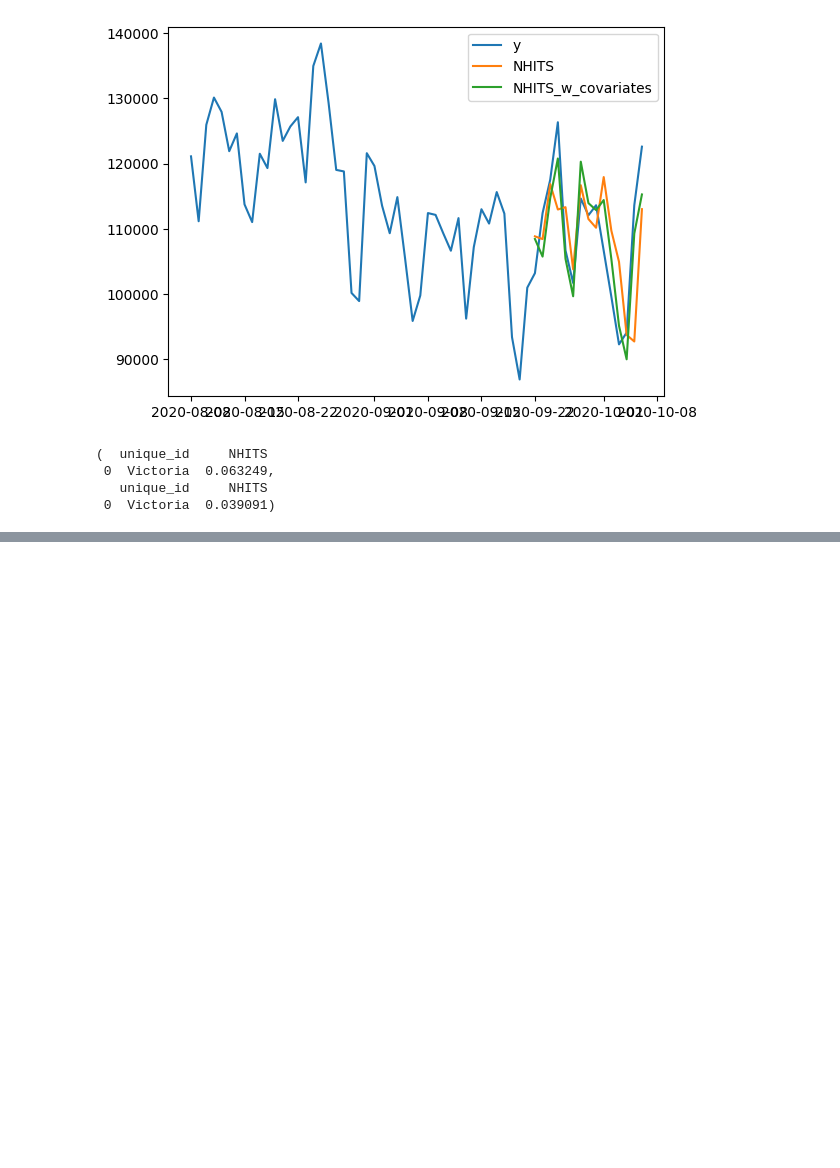
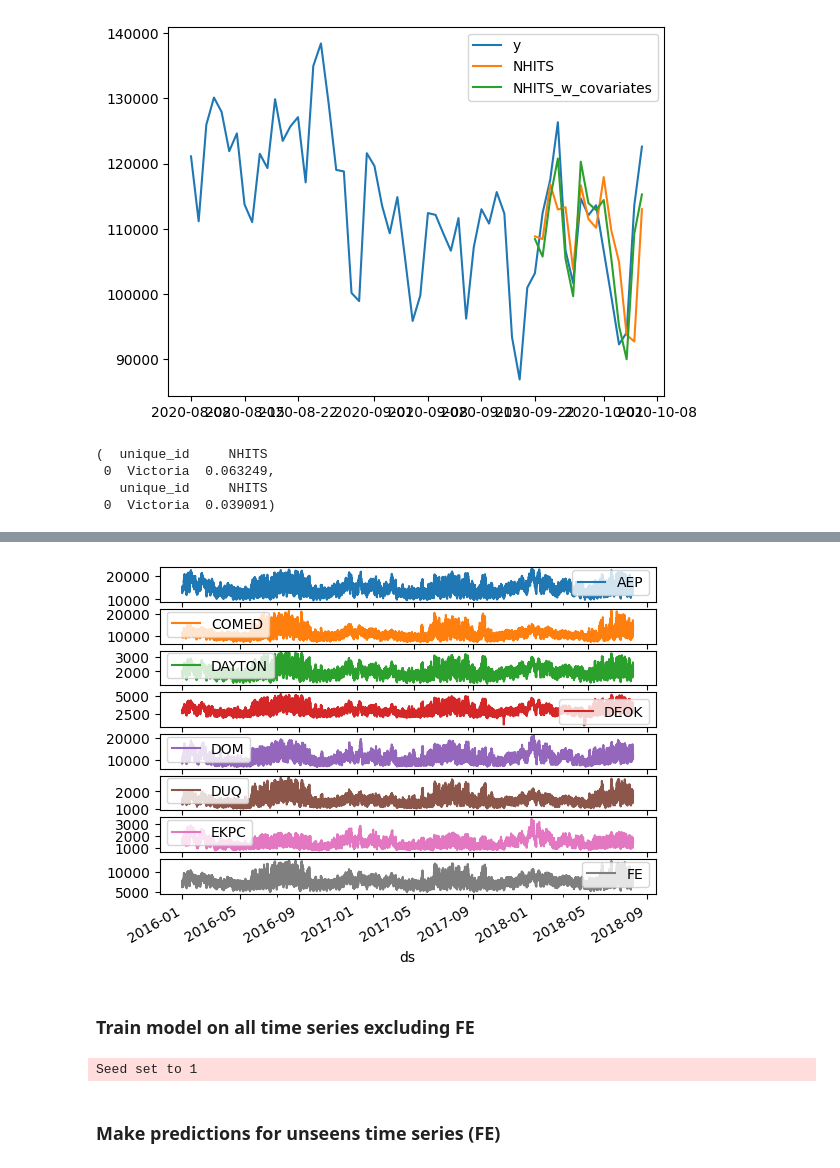
Before and after one commit to jjmossel/time-series-tutorial, a Jupyter notebook: Tutorial01.ipynb, the cells around one changed output, grey strips where cells are left out. Cells and saved outputs as stored; diff of their text form; code cells hidden in the pictures; blank space fills up the shorter version.

Commit message:
move data set

```diff
--- a/Tutorial01.ipynb
+++ b/Tutorial01.ipynb
@@ -301,0 +305,9 @@ mape(epf_bt1 ,['NHITS']), mape(epf_bt2,['NHITS'])
+# %%
+pjm_df = pd.read_csv("https://raw.githubusercontent.com/jjmossel/time-series-tutorial/master/data/pjm_hourly_demand.csv",parse_dates=['ds'])
+# %%
+pjm_ts = pjm_df.set_index(['ds','unique_id'])['y'].unstack('unique_id')
+pjm_ts.plot(subplots=True);
+# %% [output]
+[figure, added]
+# %% [markdown]
+### Train model on all time series excluding FE
@@ -301,0 +319,12 @@ mape(epf_bt1 ,['NHITS']), mape(epf_bt2,['NHITS'])
+# %%
+horizon = 3*24
+
+nf_transfer = NeuralForecast(models=[
+    NHITS(h=horizon, input_size=7*24, max_steps=500, scaler_type = 'robust'),
+], freq='H')
+
+nf_transfer.fit(pjm_xFE_train_df)
+# %% [output]
+Seed set to 1
+# %% [markdown]
+### Make predictions for unseens time series (FE)
```
Also changed, not shown: parts of 5 cells of this notebook, 1 other file.
